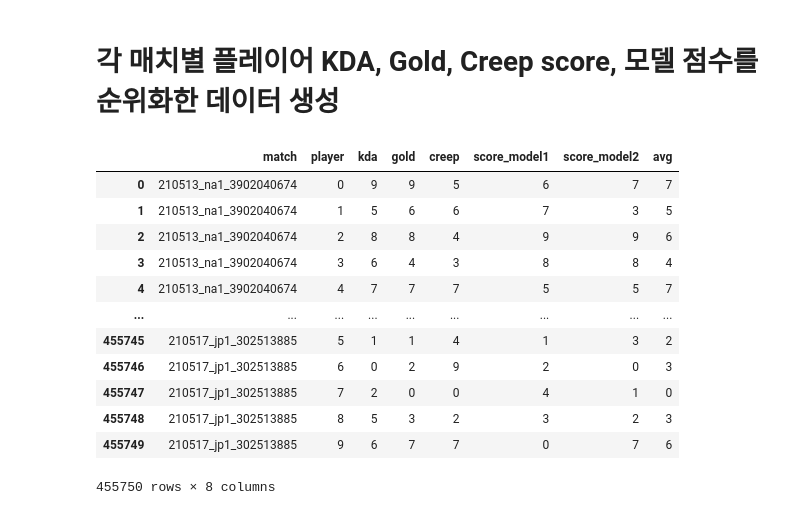
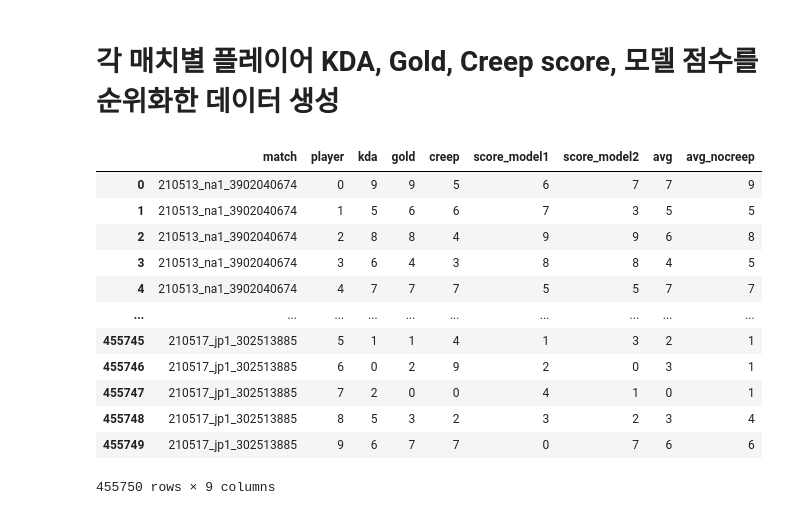
Before and after one commit to ThrypsisJ/Action2Score, a Jupyter notebook: connect_meta_score.ipynb, the cells around one changed output. Drawn from its saved outputs; the diff is of its cells as text; code cells hidden in the pictures.

```diff
--- a/connect_meta_score.ipynb
+++ b/connect_meta_score.ipynb
@@ -46,44 +46,45 @@ import pandas as pd
 import pickle
 import numpy as np
 from tqdm import tqdm
 
 with open('./Dataset/meta_analysis_with_score.ftr', 'rb') as file:
     meta = pd.read_feather(file)
 meta.rename(columns={'gold_earned':'gold', 'score_norm':'score_model1', 'score_zero':'score_model2'}, inplace=True)
 columns = ['match', 'player', 'kda', 'gold', 'creep', 'score_model1', 'score_model2']
 
 block_num = int(len(meta) / 10)
 ar = np.zeros([len(meta), len(columns)], dtype=np.int8)
 df = pd.DataFrame(ar, columns=columns)
 
 for idx in tqdm(range(block_num)):
     sdx = idx * 10
     edx = sdx + 9
     tmp = meta.loc[sdx:edx].copy()
     df.loc[sdx:edx, 'match'] = tmp['mat_no']
     df.loc[sdx:edx, 'player'] = tmp['player']
 
     for col in columns[2:]:
         tmp.sort_values(by=col, axis=0, inplace=True, ignore_index=True, ascending=False)
         data = [int(tmp.index[tmp.player==pi].item()) for pi in range(10)]
         df.loc[sdx:edx, col] = data
 
 tqdm.pandas()
 df['avg'] = df.progress_apply((lambda x: int((x.gold+x.creep+x.kda)/3)), axis=1)
+df['avg_nocreep'] = df.progress_apply((lambda x: int((x.gold+x.kda)/2)), axis=1)
 
-df.to_feather('./experiment/analysis_result2.ftr')
+df.to_feather('./experiment/analysis_result4.ftr')
 df
 # %% [output]
-|  | match | player | kda | gold | creep | score_model1 | score_model2 | avg |
-| 0 | 210513_na1_3902040674 | 0 | 9 | 9 | 5 | 6 | 7 | 7 |
-| 1 | 210513_na1_3902040674 | 1 | 5 | 6 | 6 | 7 | 3 | 5 |
-| 2 | 210513_na1_3902040674 | 2 | 8 | 8 | 4 | 9 | 9 | 6 |
-| 3 | 210513_na1_3902040674 | 3 | 6 | 4 | 3 | 8 | 8 | 4 |
-| 4 | 210513_na1_3902040674 | 4 | 7 | 7 | 7 | 5 | 5 | 7 |
-| ... | ... | ... | ... | ... | ... | ... | ... | ... |
-| 455745 | 210517_jp1_302513885 | 5 | 1 | 1 | 4 | 1 | 3 | 2 |
-| 455746 | 210517_jp1_302513885 | 6 | 0 | 2 | 9 | 2 | 0 | 3 |
-| 455747 | 210517_jp1_302513885 | 7 | 2 | 0 | 0 | 4 | 1 | 0 |
-| 455748 | 210517_jp1_302513885 | 8 | 5 | 3 | 2 | 3 | 2 | 3 |
-| 455749 | 210517_jp1_302513885 | 9 | 6 | 7 | 7 | 0 | 7 | 6 |
+|  | match | player | kda | gold | creep | score_model1 | score_model2 | avg | avg_nocreep |
+| 0 | 210513_na1_3902040674 | 0 | 9 | 9 | 5 | 6 | 7 | 7 | 9 |
+| 1 | 210513_na1_3902040674 | 1 | 5 | 6 | 6 | 7 | 3 | 5 | 5 |
+| 2 | 210513_na1_3902040674 | 2 | 8 | 8 | 4 | 9 | 9 | 6 | 8 |
+| 3 | 210513_na1_3902040674 | 3 | 6 | 4 | 3 | 8 | 8 | 4 | 5 |
+| 4 | 210513_na1_3902040674 | 4 | 7 | 7 | 7 | 5 | 5 | 7 | 7 |
+| ... | ... | ... | ... | ... | ... | ... | ... | ... | ... |
+| 455745 | 210517_jp1_302513885 | 5 | 1 | 1 | 4 | 1 | 3 | 2 | 1 |
+| 455746 | 210517_jp1_302513885 | 6 | 0 | 2 | 9 | 2 | 0 | 3 | 1 |
+| 455747 | 210517_jp1_302513885 | 7 | 2 | 0 | 0 | 4 | 1 | 0 | 1 |
+| 455748 | 210517_jp1_302513885 | 8 | 5 | 3 | 2 | 3 | 2 | 3 | 4 |
+| 455749 | 210517_jp1_302513885 | 9 | 6 | 7 | 7 | 0 | 7 | 6 | 6 |
-455750 rows × 8 columns
+455750 rows × 9 columns
```
Also changed, not shown: 2 other files.
